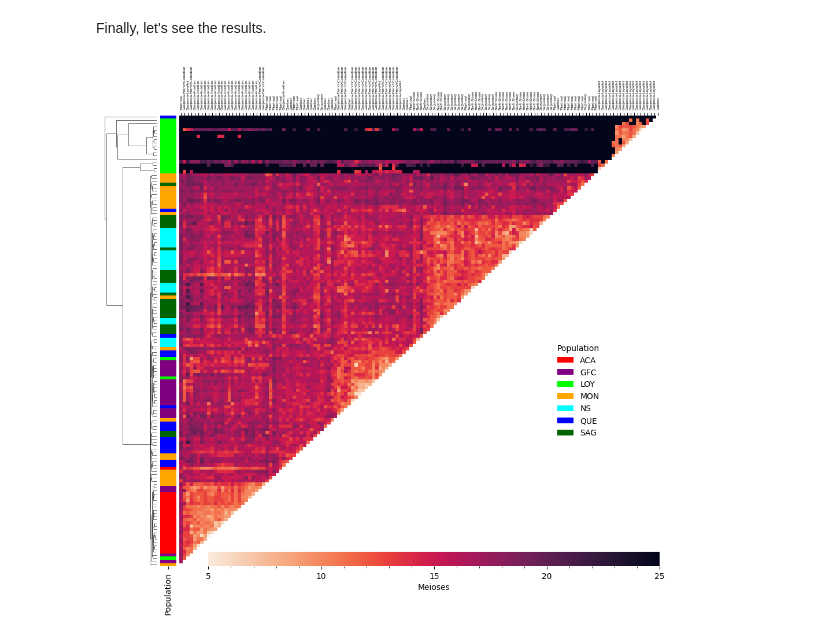
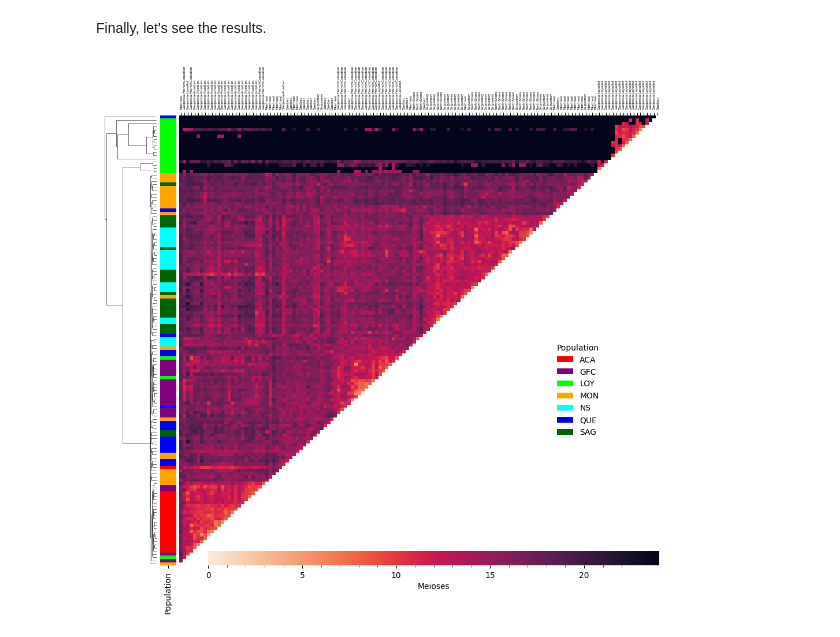
Before and after one commit to Genopop/geneakit, a Jupyter notebook: examples/meioses_clustermap.ipynb, the cells around one changed output. Drawn from its saved outputs; the diff is of its cells as text; code cells hidden in the pictures.

Commit message:
Remove max value tick

```diff
--- a/examples/meioses_clustermap.ipynb
+++ b/examples/meioses_clustermap.ipynb
@@ -191,36 +191,40 @@ cm = sns.clustermap(meioses,
                     figsize=(10, 10),
                     row_linkage=Z,
                     col_linkage=Z,
-                    vmax=max_meioses+1)
+                    vmin=0,
+                    vmax=max_meioses)
 
 # Invert the x-axis
 cm.ax_heatmap.invert_xaxis()
 
 # Colorbar
 x0, y0, w0, h0 = cm.cbar_pos
 x1, y1, w1, h1 = cm.ax_heatmap.get_position().bounds
 cm.ax_cbar.set_position([x1 + w0, y1, w1 - w0, w0 / 2])
-cm.ax_cbar.xaxis.set_minor_locator(plt.MultipleLocator(1))
-cm.ax_cbar.xaxis.set_major_locator(plt.MultipleLocator(5))
-
+minorticks = [i for i in range(0, int(max_meioses), 1)]
+cm.ax_cbar.xaxis.set_minor_locator(plt.FixedLocator(minorticks[:-1]))
+majorticks = [i for i in range(0, int(max_meioses)+5, 5)]
+cm.ax_cbar.xaxis.set_major_locator(plt.FixedLocator(majorticks[:-1]))
+cm.ax_cbar.xaxis.set_ticks([i for i in range(0, int(max_meioses), 5)],
+                           [i for i in range(0, int(max_meioses), 5)])
 # Add a label to the row colors
 cm.ax_row_colors.set_xticks([0.5])
 cm.ax_row_colors.set_xticklabels(['Population'], rotation=90)
 
 # Move the xticklabels to the top
 cm.ax_heatmap.xaxis.set_ticks_position('top')
 cm.ax_heatmap.xaxis.set_label_position('top')
 cm.ax_heatmap.xaxis.set_tick_params(rotation=90, labelsize=720*w1/meioses.shape[0])
 
 # Create a list of legend elements
 legend_elements = [Patch(facecolor=color, label=pop) for pop, color in pop_to_color.items()]
 
 # Add the legend to the plot
 cm.ax_heatmap.legend(handles=legend_elements,
                      title='Population',
                      bbox_to_anchor=(w1, h1 / 2),
                      loc='center',
                      frameon=False)
 plt.show()
 # %% [output]
-[figure, old version]
+[figure, new version]
```
Also changed, not shown: parts of 1 cell of this notebook.
